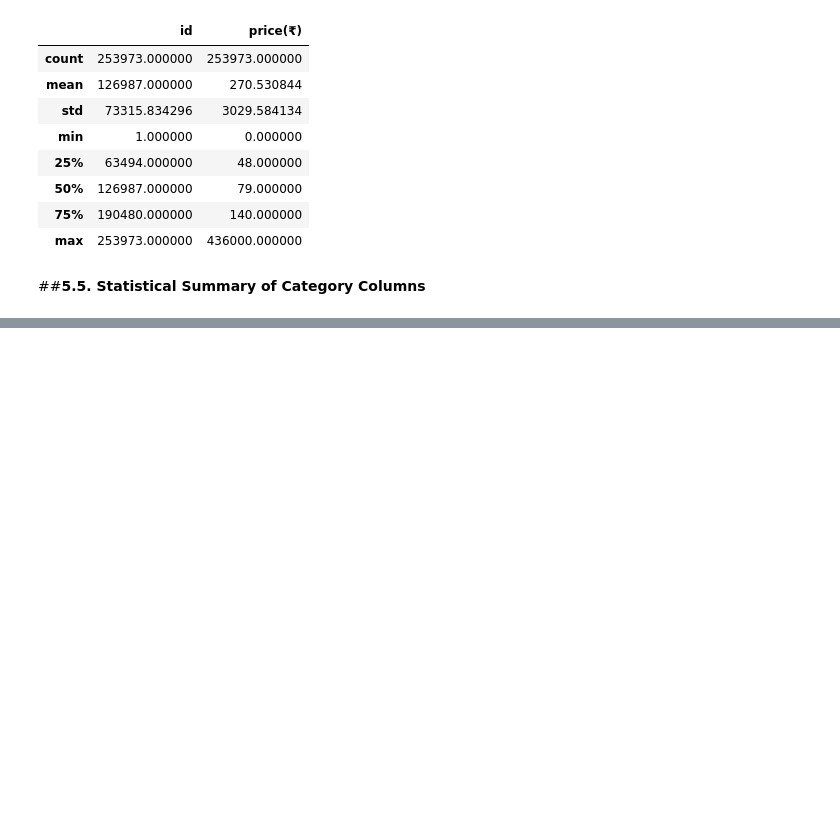
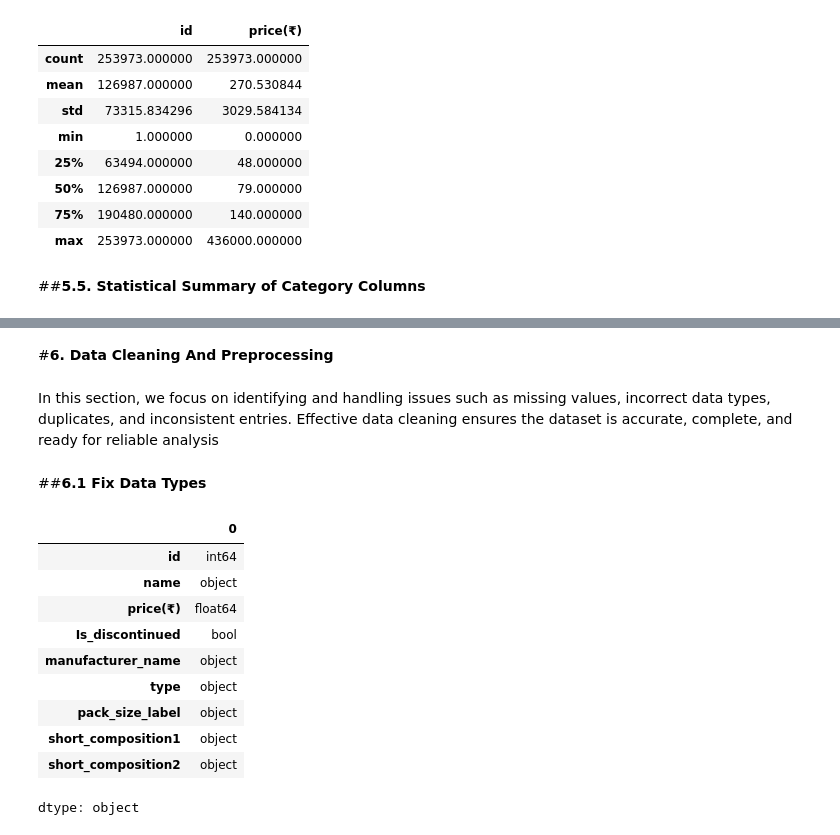
Before and after one commit to Sagarjain93/Pharma_Medicines, a Jupyter notebook: Pharma_medicines.ipynb, the cells around one changed output, grey strips where cells are left out. Drawn from its saved outputs; the diff is of its cells as text; code cells hidden in the pictures; blank space fills up the shorter version.

```diff
--- a/Pharma_medicines.ipynb
+++ b/Pharma_medicines.ipynb
@@ -161,3 +161,23 @@ df.select_dtypes(include='object').describe()
 | unique | 249398 | 7648 | 1 | 1929 | 8523 | 2980 |
 | top | NS 0.9% Infusion | Sun Pharmaceutical Industries Ltd | allopathy | strip of 10 tablets | Aceclofenac (100mg) | Rabeprazole (20mg) |
 | freq | 12 | 2986 | 253973 | 116540 | 6930 | 4743 |
+# %% [markdown]
+#**6. Data Cleaning And Preprocessing**
+# %% [markdown]
+In this section, we focus on identifying and handling issues such as missing values, incorrect data types, duplicates, and inconsistent entries. Effective data cleaning ensures the dataset is accurate, complete, and ready for reliable analysis
+# %% [markdown]
+##**6.1 Fix Data Types**
+# %%
+df.dtypes
+# %% [output]
+|  | 0 |
+| id | int64 |
+| name | object |
+| price(₹) | float64 |
+| Is_discontinued | bool |
+| manufacturer_name | object |
+| type | object |
+| pack_size_label | object |
+| short_composition1 | object |
+| short_composition2 | object |
+dtype: object
```
Also changed, not shown: parts of 30 cells of this notebook.
